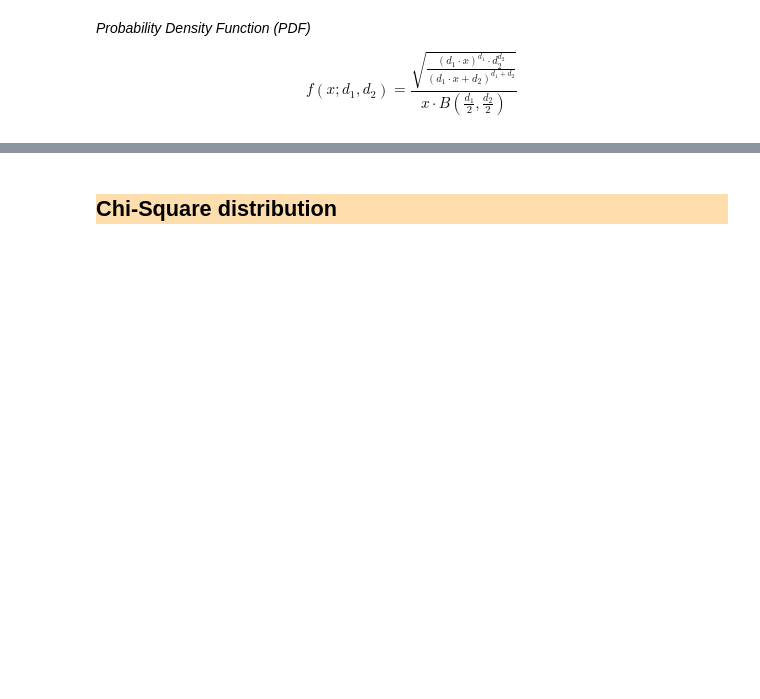
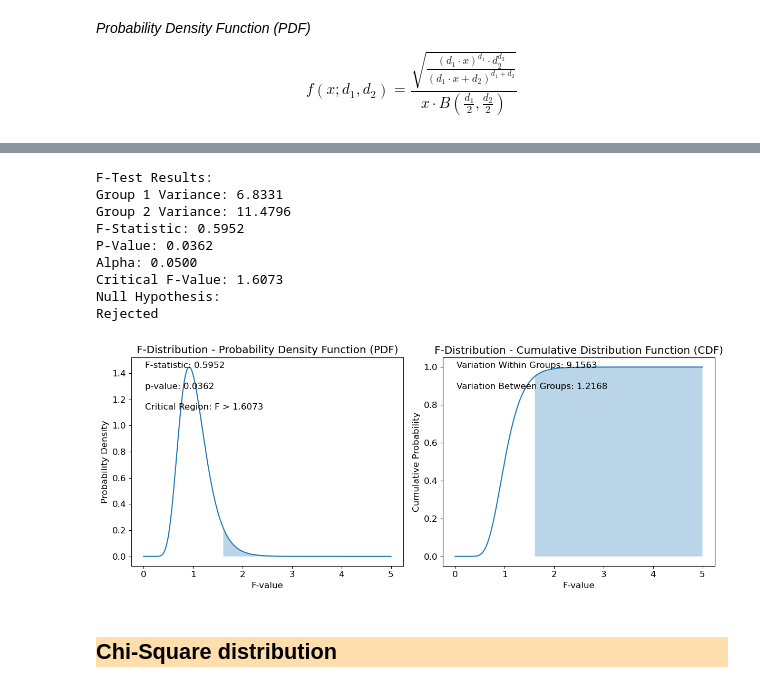
Before and after one commit to shibzr/statistics, a Jupyter notebook: Probability Distribution.ipynb, the cells around one changed output, grey strips where cells are left out. Cells and saved outputs as stored; diff of their text form; code cells hidden in the pictures; blank space fills up the shorter version.

```diff
--- a/Probability Distribution.ipynb
+++ b/Probability Distribution.ipynb
@@ -847,3 +957,19 @@ $$f(x; d_1, d_2) = \frac{{\sqrt{{\frac{{(d_1 \cdot x)^{d_1} \cdot d_2^{d_2}}}{{(
+# %%
+group1 = np.random.randint(1,10, 50)
+group2 = np.random.randint(1,12, 50)
+# %%
+f_distribution(group1, group2)
+# %% [output]
+F-Test Results:
+Group 1 Variance: 6.8331
+Group 2 Variance: 11.4796
+F-Statistic: 0.5952
+P-Value: 0.0362
+Alpha: 0.0500
+Critical F-Value: 1.6073
+Null Hypothesis:
+Rejected
+[figure, added]
 # %% [markdown]
 <div style="background-color: NavajoWhite; border-style: solid;font-family: Arial">
 
```
Also changed, not shown: parts of 3 cells of this notebook.
